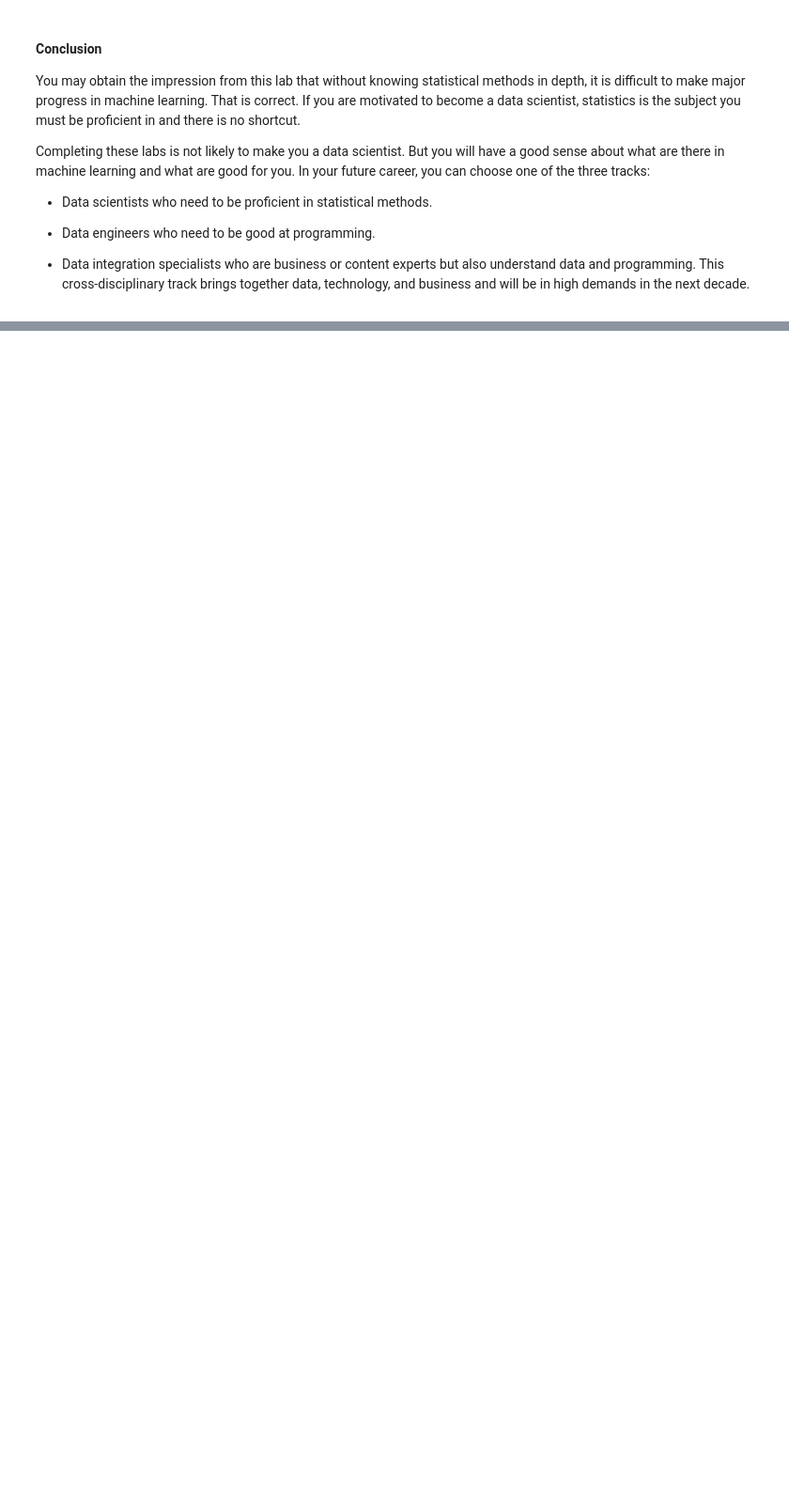
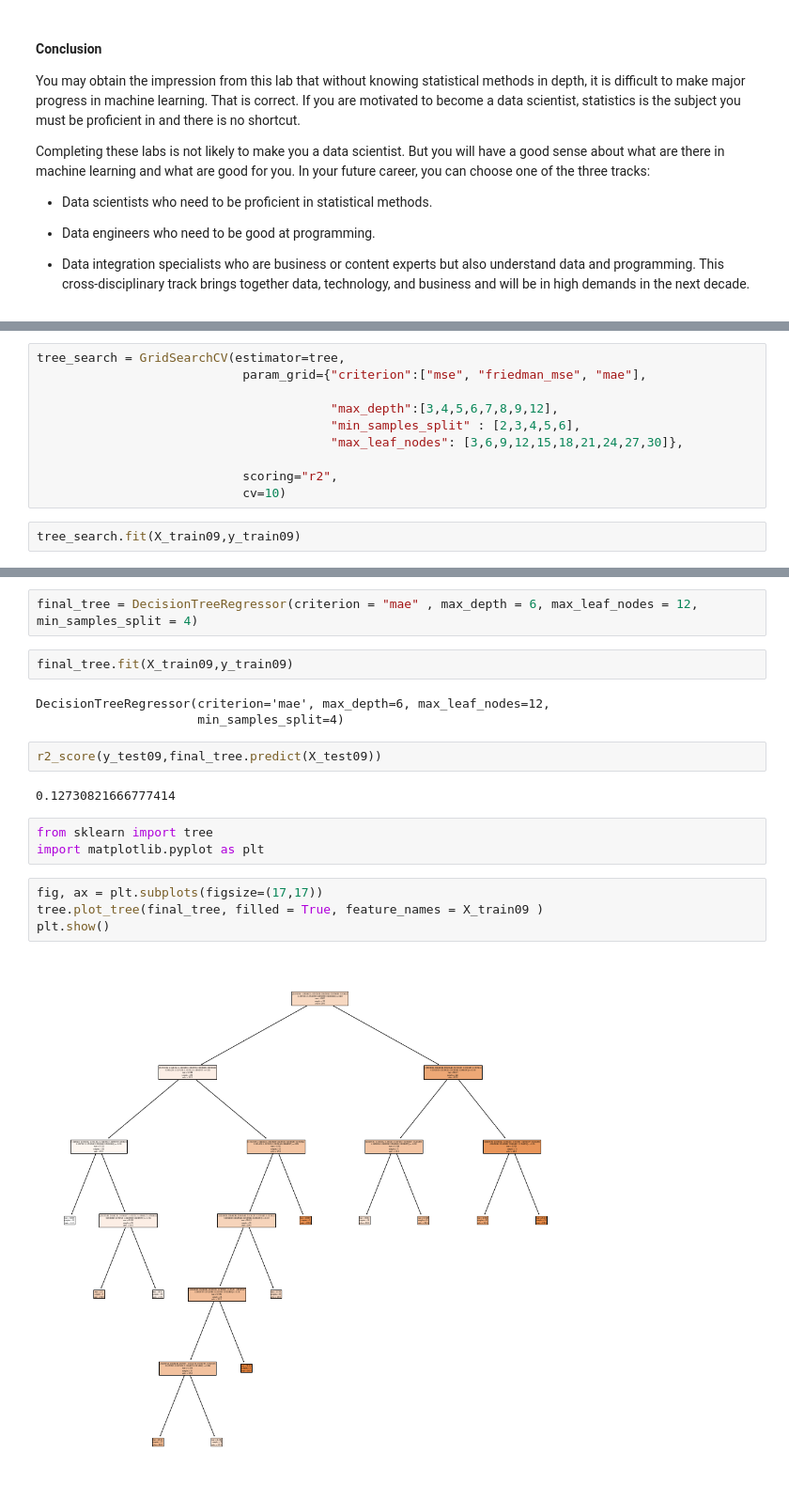
Before and after one commit to ta-data-bcn/lab-supervised-learning-sklearn, a Jupyter notebook: your-code/main.ipynb, the cells around one changed output, grey strips where cells are left out. Shown: that part at 94% size. Drawn from its saved outputs; the diff is of its cells as text; blank space fills up the shorter version.

```diff
--- a/your-code/main.ipynb
+++ b/your-code/main.ipynb
@@ -480,0 +517,12 @@ Completing these labs is not likely to make you a data scientist. But you will h
+# %%
+tree_search = GridSearchCV(estimator=tree,
+                            param_grid={"criterion":["mse", "friedman_mse", "mae"],
+
+                                        "max_depth":[3,4,5,6,7,8,9,12],
+                                        "min_samples_split" : [2,3,4,5,6],
+                                        "max_leaf_nodes": [3,6,9,12,15,18,21,24,27,30]},
+
+                            scoring="r2",
+                            cv=10)
+# %%
+tree_search.fit(X_train09,y_train09)
@@ -480,0 +541,20 @@ Completing these labs is not likely to make you a data scientist. But you will h
+# %%
+final_tree = DecisionTreeRegressor(criterion = "mae" , max_depth = 6, max_leaf_nodes = 12, min_samples_split = 4)
+# %%
+final_tree.fit(X_train09,y_train09)
+# %% [output]
+DecisionTreeRegressor(criterion='mae', max_depth=6, max_leaf_nodes=12,
+                      min_samples_split=4)
+# %%
+r2_score(y_test09,final_tree.predict(X_test09))
+# %% [output]
+0.12730821666777414
+# %%
+from sklearn import tree
+import matplotlib.pyplot as plt
+# %%
+fig, ax = plt.subplots(figsize=(17,17))
+tree.plot_tree(final_tree, filled = True, feature_names = X_train09 )
+plt.show()
+# %% [output]
+[figure, added]
```
Also changed, not shown: parts of 19 cells of this notebook.
